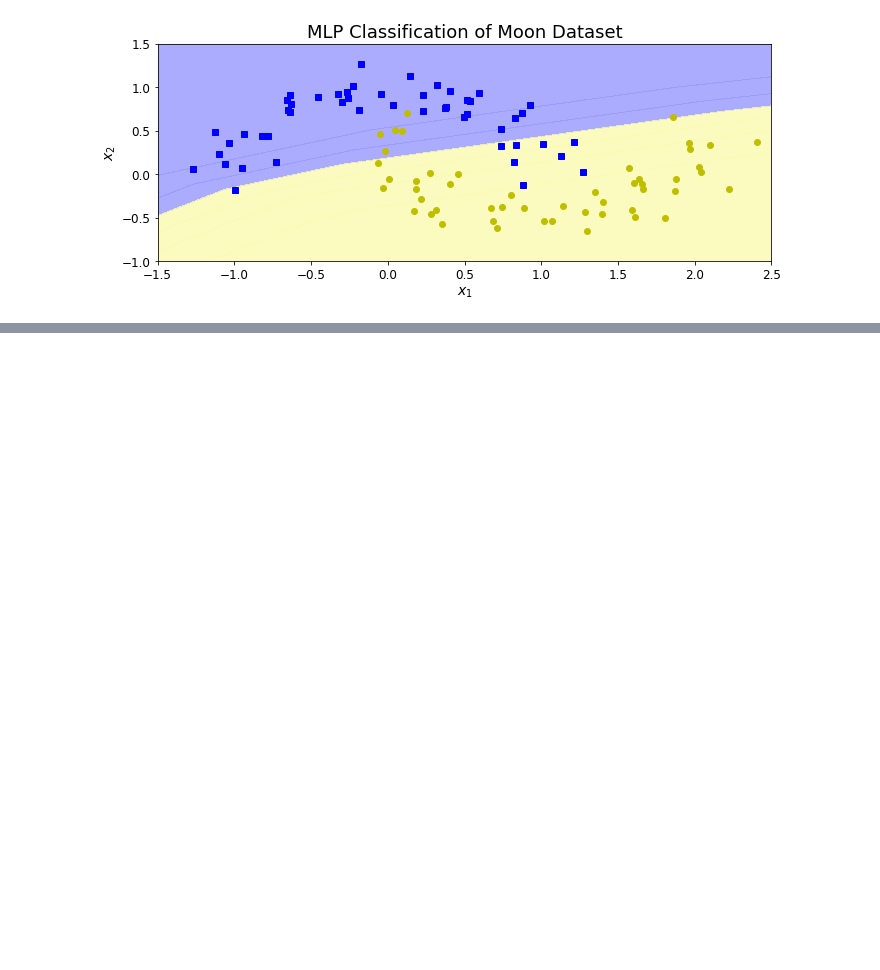
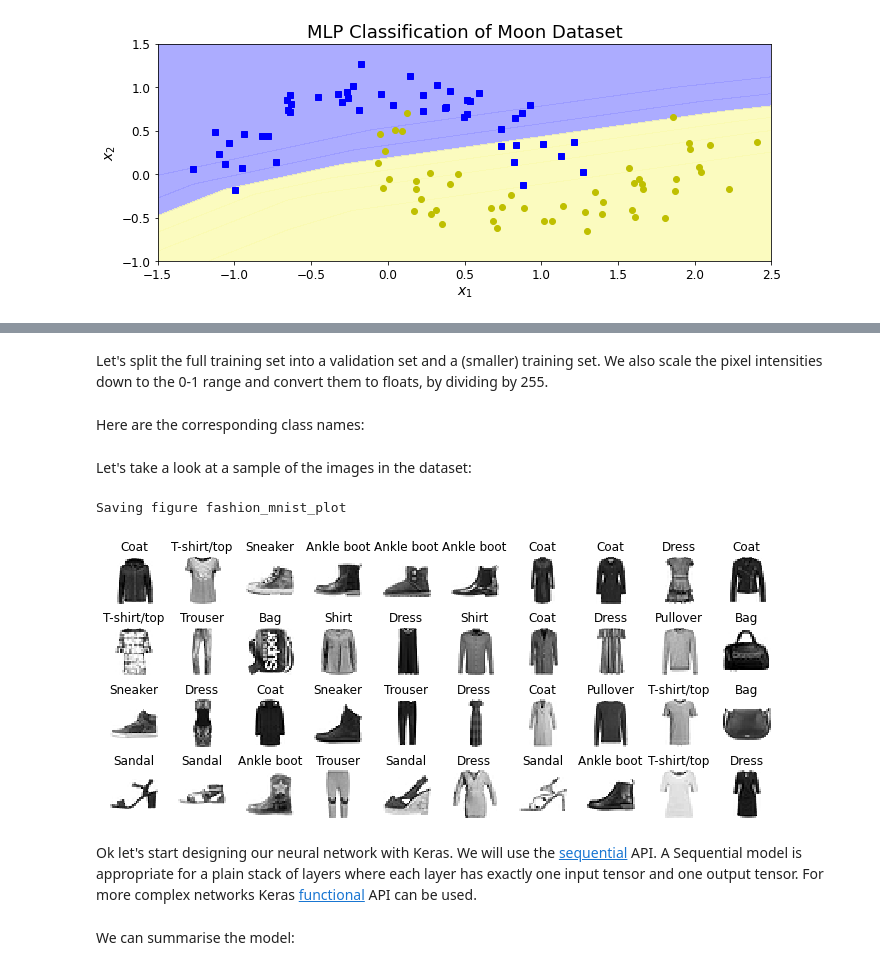
Before and after one commit to stkorn-dev/handson-ml2, a Jupyter notebook: 12_hands_on_neural_nets.ipynb, the cells around one changed output, grey strips where cells are left out. Saved outputs shown, nothing was run; the diff lists cells and outputs as text; code cells hidden in the pictures; blank space fills up the shorter version.

Commit message:
Updating notebook and adding part on keras

```diff
--- a/12_hands_on_neural_nets.ipynb
+++ b/12_hands_on_neural_nets.ipynb
@@ -206,0 +227,3 @@ plt.show()
+# %%
+fashion_mnist = keras.datasets.fashion_mnist
+(X_train_full, y_train_full), (X_test, y_test) = fashion_mnist.load_data()
@@ -206,0 +253,41 @@ plt.show()
+# %% [markdown]
+
+
+Let's split the full training set into a validation set and a (smaller) training set. We also scale the pixel intensities down to the 0-1 range and convert them to floats, by dividing by 255.
+# %%
+X_valid, X_train = X_train_full[:5000] / 255., X_train_full[5000:] / 255.
+y_valid, y_train = y_train_full[:5000], y_train_full[5000:]
+X_test = X_test / 255.
+# %% [markdown]
+
+
+Here are the corresponding class names:
+# %%
+class_names = ["T-shirt/top", "Trouser", "Pullover", "Dress", "Coat",
+               "Sandal", "Shirt", "Sneaker", "Bag", "Ankle boot"]
+# %% [markdown]
+
+
+Let's take a look at a sample of the images in the dataset:
+# %%
+n_rows = 4
+n_cols = 10
+plt.figure(figsize=(n_cols * 1.2, n_rows * 1.2))
+for row in range(n_rows):
+    for col in range(n_cols):
+        index = n_cols * row + col
+        plt.subplot(n_rows, n_cols, index + 1)
+        plt.imshow(X_train[index], cmap="binary", interpolation="nearest")
+        plt.axis('off')
+        plt.title(class_names[y_train[index]], fontsize=12)
+plt.subplots_adjust(wspace=0.2, hspace=0.5)
+save_fig('fashion_mnist_plot', tight_layout=False)
+plt.show()
+# %% [output]
+Saving figure fashion_mnist_plot
+[figure, added]
+# %% [markdown]
+Ok let's start designing our neural network with Keras.
+We will use the [sequential](https://keras.io/api/models/sequential/) API.
+A Sequential model is appropriate for a plain stack of layers where each layer has exactly one input tensor and one output tensor.
+For more complex networks Keras [functional](https://keras.io/guides/functional_api/) API can be used.
@@ -206,0 +305,2 @@ plt.show()
+# %% [markdown]
+We can summarise the model:
```
Also changed, not shown: parts of 20 cells of this notebook.
